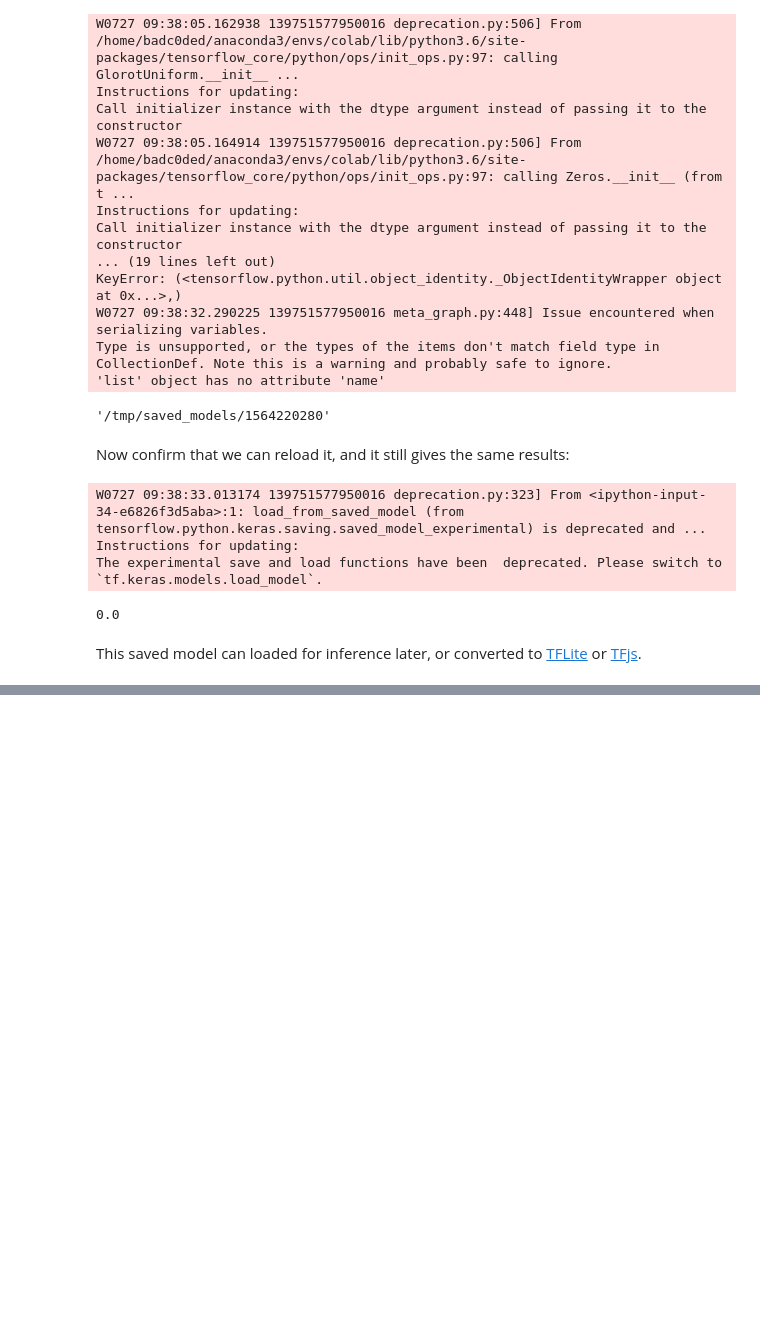
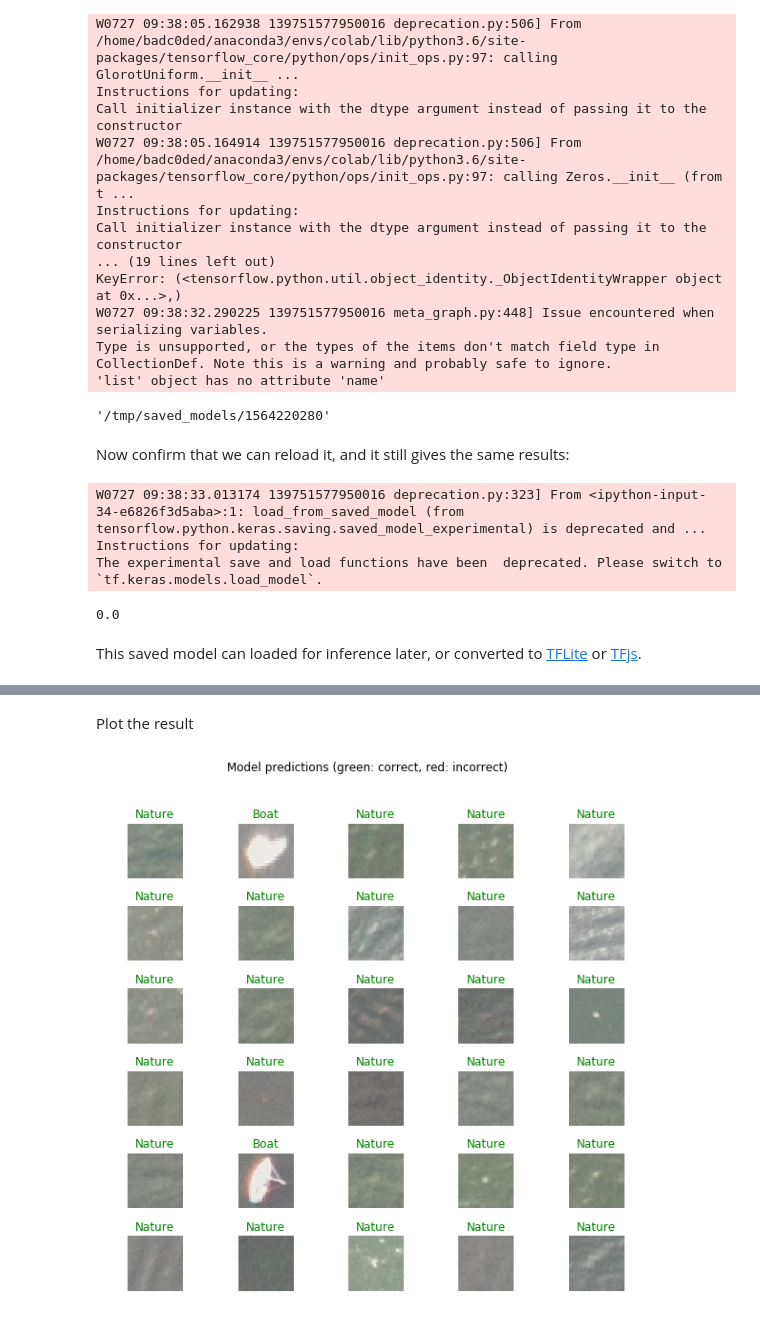
Before and after one commit to grbtm/ship-detection-challenge, a Jupyter notebook: image_classification_headless_mobilenet.ipynb, the cells around one changed output, grey strips where cells are left out. Cells and saved outputs as stored; diff of their text form; code cells hidden in the pictures; blank space fills up the shorter version.

Commit message:
Evaluate mobilenet model against test data, accuracy ~ 0.99
Signed-off-by: Cornel Izbasa <badc0ded@gmail.com>
Signed-off-by: Alina Ghergu <alina.ghergu@gmail.com>

```diff
--- a/image_classification_headless_mobilenet.ipynb
+++ b/image_classification_headless_mobilenet.ipynb
@@ -303,3 +296,6 @@ abs(reloaded_result_batch - result_batch).max()
 0.0
 # %% [markdown]
 This saved model can loaded for inference later, or converted to [TFLite](https://www.tensorflow.org/lite/convert/) or [TFjs](https://github.com/tensorflow/tfjs-converter).
+# %%
+test_data_root = "/home/badc0ded/notebooks/data/test"
+test_image_data = image_generator.flow_from_directory(str(test_data_root), target_size=IMAGE_SHAPE)
@@ -305,0 +304,5 @@ This saved model can loaded for inference later, or converted to [TFLite](https:
+# %%
+for test_image_batch, test_label_batch in test_image_data:
+  print("Test image batch shape: ", test_image_batch.shape)
+  print("Test label batch shape: ", test_label_batch.shape)
+  break
@@ -305,0 +319,20 @@ This saved model can loaded for inference later, or converted to [TFLite](https:
+# %%
+predicted_batch = model.predict(test_image_batch)
+predicted_id = np.argmax(predicted_batch, axis=-1)
+predicted_label_batch = class_names[predicted_id]
+# %% [markdown]
+Plot the result
+# %%
+label_id = np.argmax(test_label_batch, axis=-1)
+# %%
+plt.figure(figsize=(10,9))
+plt.subplots_adjust(hspace=0.5)
+for n in range(30):
+  plt.subplot(6,5,n+1)
+  plt.imshow(test_image_batch[n])
+  color = "green" if predicted_id[n] == label_id[n] else "red"
+  plt.title(predicted_label_batch[n].title(), color=color)
+  plt.axis('off')
+_ = plt.suptitle("Model predictions (green: correct, red: incorrect)")
+# %% [output]
+[figure, added]
```
Also changed, not shown: parts of 4 cells of this notebook.
